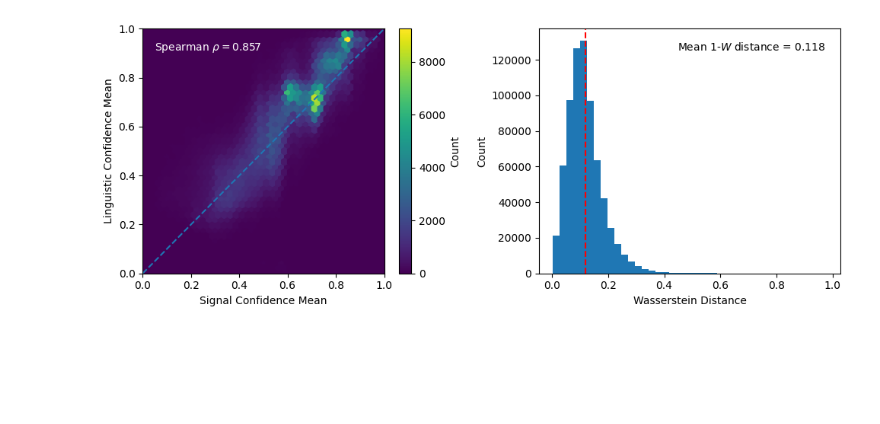
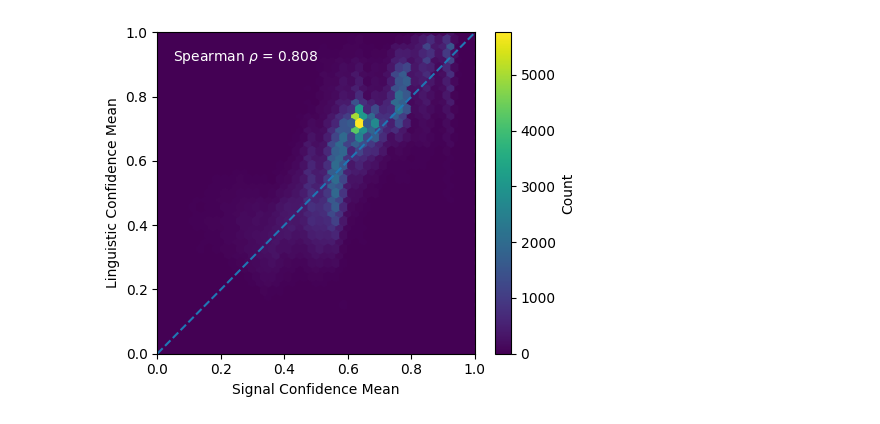
Before and after one commit to Ivan-Yeh/lm-confidence-evaluation-harness, a Jupyter notebook: papers/signal_linguistic_confidence_alignment.ipynb, the cells around one changed output. Cells and saved outputs as stored; diff of their text form; code cells hidden in the pictures; blank space fills up the shorter version.

```diff
--- a/papers/signal_linguistic_confidence_alignment.ipynb
+++ b/papers/signal_linguistic_confidence_alignment.ipynb
@@ -108,53 +77,45 @@ for (idx, row) in tqdm(list(full_df.iterrows())):
 # %%
-mean_w = np.mean(wasserstein_list)
-rho = spearmanr(signal_means, linguistic_means)[0]
+x = np.asarray(signal_means, dtype=float)
+y = np.asarray(lc_means, dtype=float)
 
-fig, axes = plt.subplots(1, 2, figsize=(10, 4))
+n = min(len(x), len(y))
+x = x[:n]
+y = y[:n]
 
-# ---- Left: Hexbin ----
-hb = axes[0].hexbin(
-    signal_means,
-    linguistic_means,
+mask = np.isfinite(x) & np.isfinite(y)
+x = x[mask]
+y = y[mask]
+
+rho = spearmanr(x, y)[0]
+
+fig, ax = plt.subplots(1, 1, figsize=(5, 4))
+
+hb = ax.hexbin(
+    x,
+    y,
     gridsize=40,
-    extent=(0,1,0,1)
+    extent=(0,1,0,1),
 )
 
-axes[0].plot([0,1],[0,1], linestyle='--')
-axes[0].set_xlabel("Signal Confidence Mean")
-axes[0].set_ylabel("Linguistic Confidence Mean")
-# axes[0].set_title("Signal → Linguistic Alignment (Density)")
-axes[0].set_xlim(0,1)
-axes[0].set_ylim(0,1)
+ax.plot([0,1],[0,1], linestyle='--')
+ax.set_xlabel("Signal Confidence Mean")
+ax.set_ylabel("Linguistic Confidence Mean")
+ax.set_xlim(0,1)
+ax.set_ylim(0,1)
 
-# Overlay Spearman
-axes[0].text(
+ax.text(
     0.05, 0.95,
-    rf"Spearman $\rho = {rho:.3f}$",
-    transform=axes[0].transAxes,
+    rf"Spearman $\rho$ = {rho:.3f}",
+    transform=ax.transAxes,
     verticalalignment='top',
     color='white',
 )
 
-cb = fig.colorbar(hb, ax=axes[0])
+cb = fig.colorbar(hb, ax=ax)
 cb.set_label("Count")
-
-# ---- Right: Wasserstein Histogram ----
-axes[1].hist(wasserstein_list, bins=40)
-axes[1].axvline(mean_w, linestyle='--', color='red', label=f"Mean = {mean_w:.3f}")
-axes[1].set_xlabel("Wasserstein Distance")
-axes[1].set_ylabel("Count")
-# axes[1].set_title("Distributional Shift per Sentence")
-
-# Overlay mean Wasserstein
-axes[1].text(
-    0.95, 0.95,
-    rf"Mean 1-$W$ distance = {mean_w:.3f}",
-    transform=axes[1].transAxes,
-    horizontalalignment='right',
-    verticalalignment='top'
-)
 
 plt.tight_layout()
 plt.savefig("signal_linguistic_confidence_alignment.pdf", dpi=300, bbox_inches='tight')
+plt.show()
 # %% [output]
-[figure, old version]
+[figure, new version]
```
Also changed, not shown: parts of 6 cells of this notebook, 27 other files.
